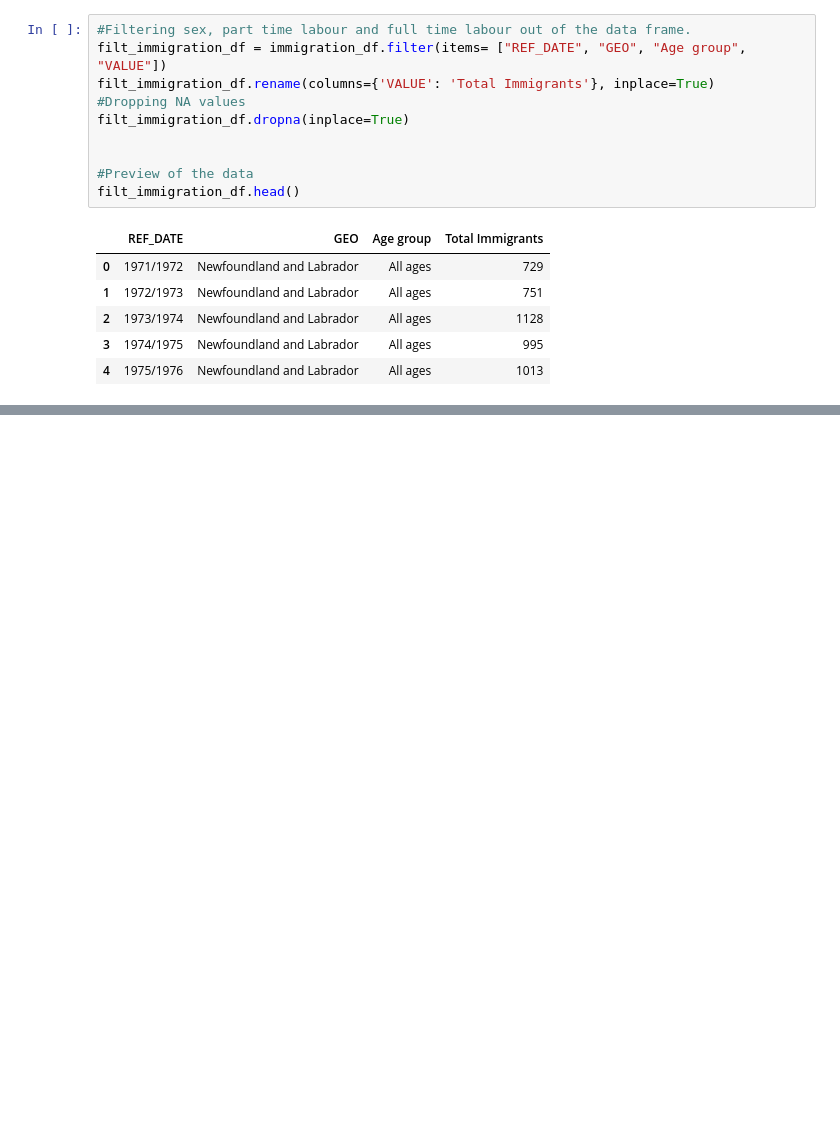
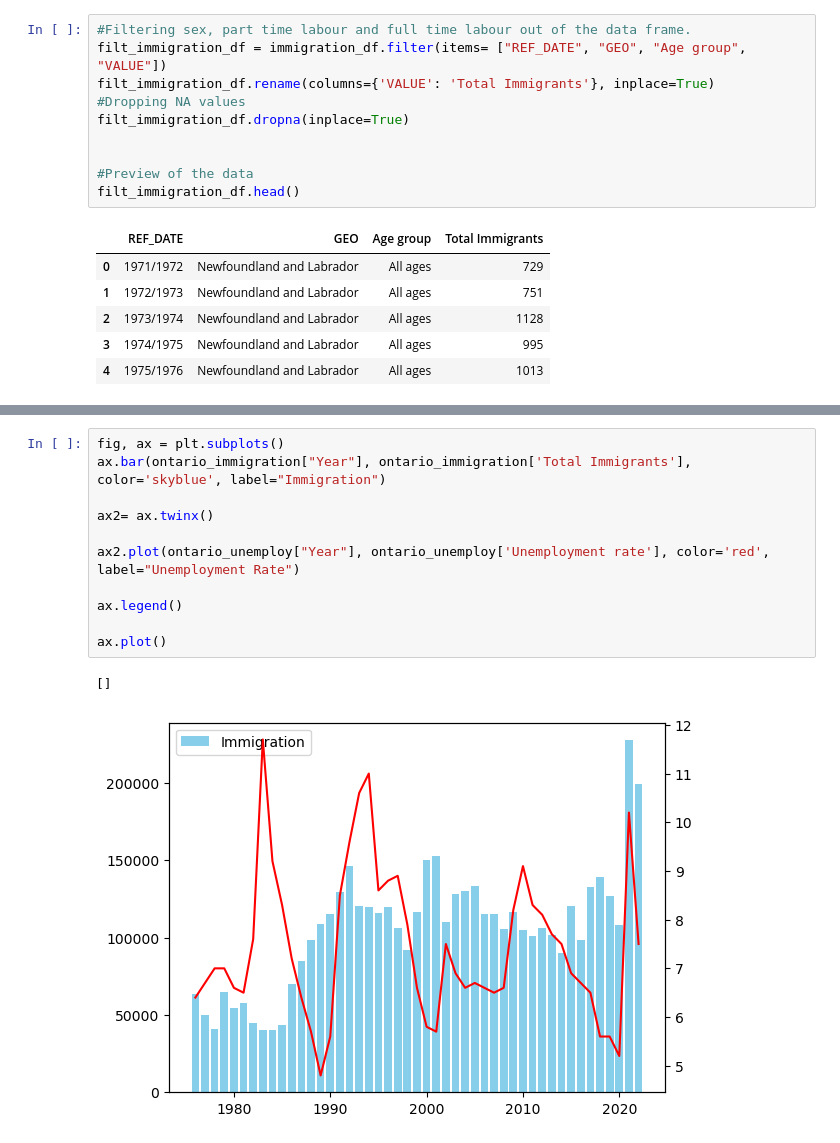
Before and after one commit to Cadeem-M/Unemployment-Analysis, a Jupyter notebook: analysis.ipynb, the cells around one changed output, grey strips where cells are left out. Drawn from its saved outputs; the diff is of its cells as text; blank space fills up the shorter version.

```diff
--- a/analysis.ipynb
+++ b/analysis.ipynb
@@ -351,0 +344,14 @@ ontario_merge.head()
+# %%
+fig, ax = plt.subplots()
+ax.bar(ontario_immigration["Year"], ontario_immigration['Total Immigrants'], color='skyblue', label="Immigration")
+
+ax2= ax.twinx()
+
+ax2.plot(ontario_unemploy["Year"], ontario_unemploy['Unemployment rate'], color='red', label="Unemployment Rate")
+
+ax.legend()
+
+ax.plot()
+# %% [output]
+[]
+[figure, added]
```
Also changed, not shown: parts of 13 cells of this notebook.
